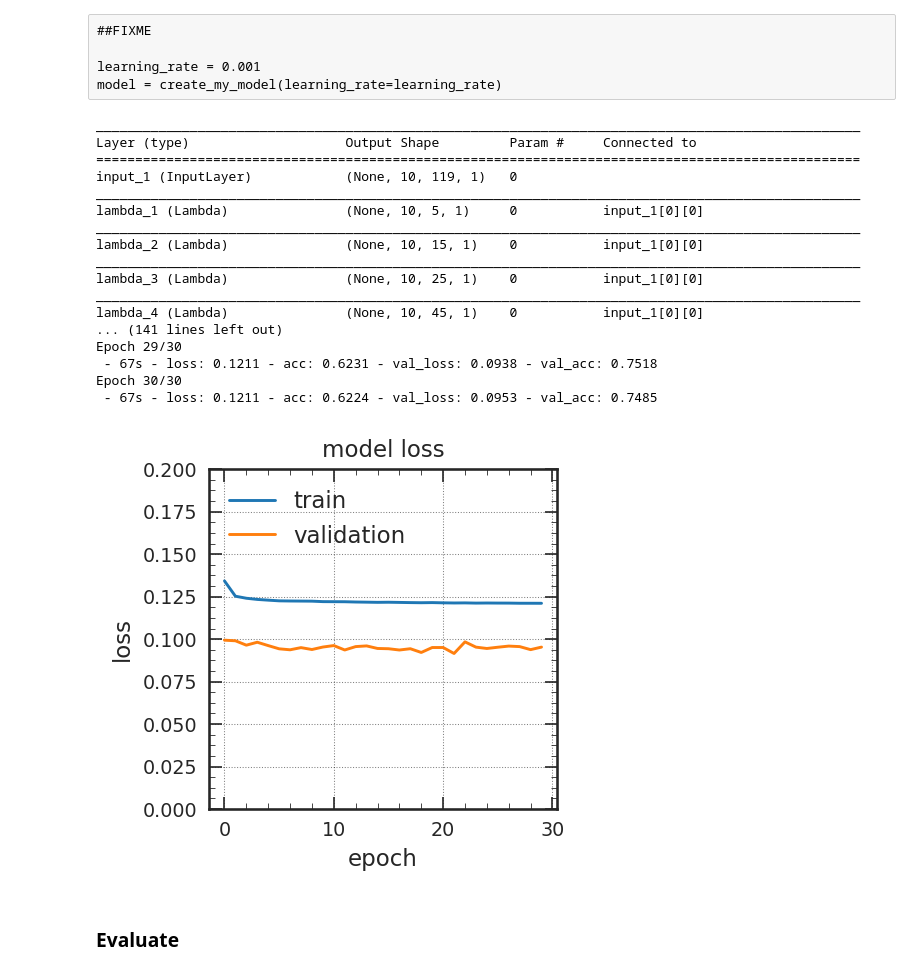
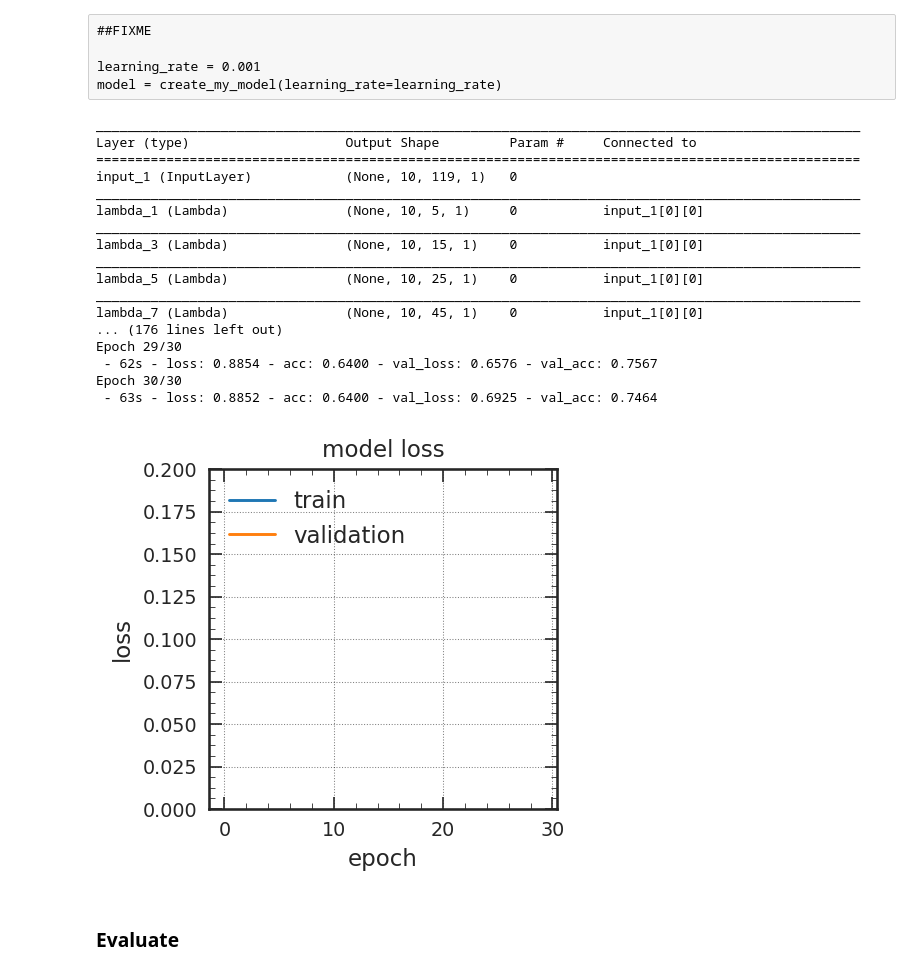
Before and after one commit to srosenzweig09/L1TMuonSimulationsMar2017, a Jupyter notebook: Analyzers/test9/cnn_training_model3.ipynb, the cells around one changed output. Drawn from its saved outputs; the diff is of its cells as text; code cells hidden in the pictures.

```diff
--- a/Analyzers/test9/cnn_training_model3.ipynb
+++ b/Analyzers/test9/cnn_training_model3.ipynb
@@ -431,6 +431,20 @@ def weighted_crossentropy(target, output, pos_weight=1, from_logits=False):
     output = tf.log(output / (1 - output))
   return tf.nn.weighted_cross_entropy_with_logits(targets=target, logits=output, pos_weight=pos_weight)
 
+# From https://github.com/keras-team/keras/blob/2.2.5/keras/backend/tensorflow_backend.py
+def categorical_crossentropy(target, output, from_logits=False, axis=-1):
+  # Note: tf.nn.softmax_cross_entropy_with_logits
+  # expects logits, Keras expects probabilities.
+  if not from_logits:
+    # scale preds so that the class probas of each sample sum to 1
+    output /= tf.reduce_sum(output, axis, True)
+    # manual computation of crossentropy
+    _epsilon = _to_tensor(epsilon(), output.dtype.base_dtype)
+    output = tf.clip_by_value(output, _epsilon, 1. - _epsilon)
+    return - tf.reduce_sum(target * tf.log(output), axis)
+  else:
+    return tf.nn.softmax_cross_entropy_with_logits_v2(labels=target, logits=output, axis=axis)
+
 # Functionals
 
 def crop_or_pad_images(x, start, end):
@@ -442,18 +456,21 @@ def crop_or_pad_images(x, start, end):
 
 # From https://github.com/keras-team/keras-applications/blob/master/keras_applications/inception_v3.py
 def conv2d_bn(x, filters, kernel_size, name=None):
-  x = k_layers.Conv2D(filters, kernel_size, use_bias=False)(x)
+  x = k_layers.Conv2D(filters, kernel_size, strides=kernel_size, use_bias=False)(x)
   x = k_layers.BatchNormalization(scale=False)(x)
   x = k_layers.Activation('relu')(x)
   return x
 
-def conv2d_sigmoid(x, filters, kernel_size, name=None):
-  x = k_layers.Conv2D(filters, kernel_size, activation='sigmoid')(x)
+def conv2d_softmax(x, filters, kernel_size, name=None):
+  x = k_layers.Conv2D(filters, kernel_size, strides=kernel_size, activation='softmax')(x)
   return x
 
-def pool_conv2d_bn(x, filters, kernel_size, pool_size, name=None):
+def pool_conv2d_bn(x, filters, kernel_size, pool_size, mirror=True, name=None):
   x = k_layers.AveragePooling2D(pool_size, strides=pool_size)(x)
-  x = k_layers.Conv2D(filters, kernel_size, use_bias=False)(x)
+  if mirror:
+    mirror_x = k_layers.Lambda(lambda x: x[:, :, ::-1, :])(x)
+    x = k_layers.Concatenate(axis=1)([x, mirror_x])
+  x = k_layers.Conv2D(filters, kernel_size, strides=kernel_size, use_bias=False)(x)
   x = k_layers.BatchNormalization(scale=False)(x)
   x = k_layers.Activation('relu')(x)
   return x
@@ -503,15 +520,15 @@ def create_my_model(learning_rate=0.001):
   x = k_layers.Concatenate(axis=1)(x_conv_list)
 
   # classification
-  x = conv2d_bn(x, num_interim_nodes, (len(x_conv_list), 1))
-  x = conv2d_sigmoid(x, num_classes, (1, 1))
+  x = conv2d_bn(x, num_interim_nodes, (int(x.shape[1]), 1))
+  x = conv2d_softmax(x, num_classes, (1, 1))
   x = k_layers.GlobalMaxPooling2D()(x)
 
   outputs = x
   model = k_models.Model(inputs, outputs)
 
   model.compile(optimizer=keras.optimizers.Adam(lr=learning_rate),
-                loss=weighted_crossentropy,
+                loss='categorical_crossentropy',
                 metrics=['accuracy'])
   model.summary()
   return model
@@ -665,33 +682,33 @@ input_1 (InputLayer)            (None, 10, 119, 1)   0
 __________________________________________________________________________________________________
 lambda_1 (Lambda)               (None, 10, 5, 1)     0           input_1[0][0]
 __________________________________________________________________________________________________
-lambda_2 (Lambda)               (None, 10, 15, 1)    0           input_1[0][0]
+lambda_3 (Lambda)               (None, 10, 15, 1)    0           input_1[0][0]
 __________________________________________________________________________________________________
-lambda_3 (Lambda)               (None, 10, 25, 1)    0           input_1[0][0]
+lambda_5 (Lambda)               (None, 10, 25, 1)    0           input_1[0][0]
 __________________________________________________________________________________________________
-lambda_4 (Lambda)               (None, 10, 45, 1)    0           input_1[0][0]
-... (141 lines left out)
+lambda_7 (Lambda)               (None, 10, 45, 1)    0           input_1[0][0]
+... (176 lines left out)
 Epoch 29/30
- - 67s - loss: 0.1211 - acc: 0.6231 - val_loss: 0.0938 - val_acc: 0.7518
+ - 62s - loss: 0.8854 - acc: 0.6400 - val_loss: 0.6576 - val_acc: 0.7567
 Epoch 30/30
- - 67s - loss: 0.1211 - acc: 0.6224 - val_loss: 0.0953 - val_acc: 0.7485
+ - 63s - loss: 0.8852 - acc: 0.6400 - val_loss: 0.6925 - val_acc: 0.7464
 # %%
 # Plot loss vs epoch
 fig, ax = plt.subplots(1, 1, figsize=(3,3))
 ax.plot(history.history['loss'])
 ax.plot(history.history['val_loss'])
 ax.set_title('model loss')
 ax.set_xlabel('epoch')
 ax.set_ylabel('loss')
-ax.set_ylim(0,0.2)
+ax.set_ylim(0,1.2)
 ax.legend(['train', 'validation'], loc='upper left')
 plt.show()
 
 # Because the last fraction of the sample only contains prompt, and
 # the validation data come from the last fraction, they are all prompt.
 # So the validation loss is always lower.
 # %% [output]
-[figure, old version]
+[figure, new version]
 # %% [markdown]
 ### Evaluate
 # %%
```
Also changed, not shown: parts of 10 cells of this notebook.
